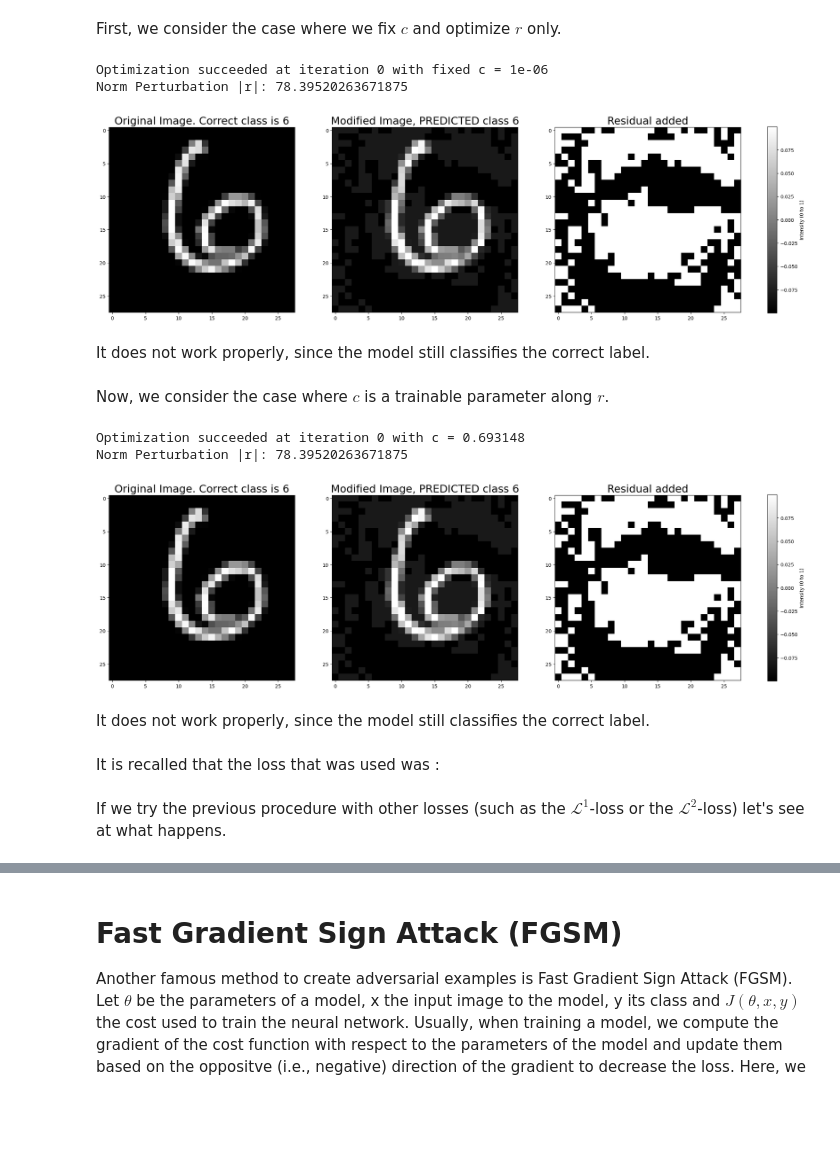
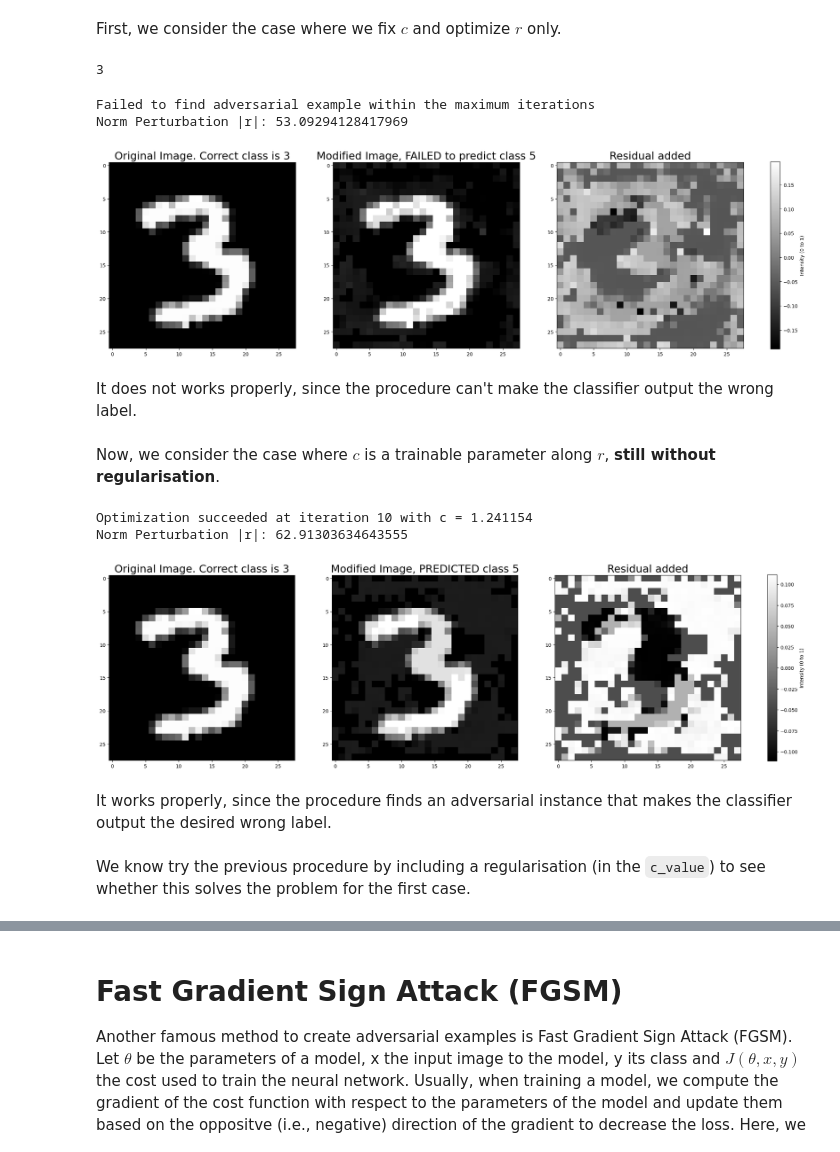
Before and after one commit to NailKhelifa/MVA_Representation_Learning, a Jupyter notebook: Nail_Khelifa_IntriguingProperties.ipynb, the cells around one changed output, grey strips where cells are left out. Drawn from its saved outputs; the diff is of its cells as text; code cells hidden in the pictures; blank space fills up the shorter version.

```diff
--- a/IntriguingProperties.ipynb
+++ b/Nail_Khelifa_IntriguingProperties.ipynb
@@ -575,8 +583,7 @@ loss_f = nn.CrossEntropyLoss()
 # Define the loss function : c|r| + \text{loss}_f (x + r, l)
 def objective(c, r, x, l):
     x_r = torch.clamp(x + r, 0, 1)  # Ensure valid range for x + r
-    pred = model(x_r)  # Get logits from the model
-    return c*torch.abs(r).sum() + loss_f(pred, l)
+    return c*torch.abs(r).sum() + loss_f(model(x_r), l)
 
 # Parameters adversarial example
 index=666 # index test image to use
@@ -998,55 +1011,87 @@ Instead than using L-BFGS to find adversarial examples we could also use a backp
 First, we consider the case where we fix $c$ and optimize $r$ only.
 # %%
 max_iter_adam = 100  # Maximum iterations for L-BFGS
-lr_adam = 0.1  # Learning rate for L-BFGS
+lr_adam = 0.01  # Learning rate for L-BFGS
+# %%
+# Parameters
+c = initial_c  # Fixed value for c
+r = torch.zeros_like(testI, requires_grad=True, device=device)  # Initialize r
+optimizer = optim.Adam([r], lr=lr_adam)  # Adam optimizer for r
+testI, testY = mnist_test.__getitem__(500)
+criterion = nn.CrossEntropyLoss()
+l = 5 # false label
+# Optimization loop
+testY
+# %% [output]
+3
 # %%
 # Parameters
 c = initial_c  # Fixed value for c
 r = torch.zeros_like(testI, requires_grad=True, device=device)  # Initialize r
 optimizer = optim.Adam([r], lr=lr_adam)  # Adam optimizer for r
+testI, testY = mnist_test.__getitem__(500)
+criterion = nn.CrossEntropyLoss()
+l = torch.tensor([5]) # false label
+# Optimization loop
 
-# Optimization loop
+c_value = 0  ## no regularisation
+
 for iter in range(max_iter_adam):
     optimizer.zero_grad()
-    loss = objective(c, r, testI, l)  # Compute the loss
-    loss.backward()  # Backpropagate gradients
-    optimizer.step()  # Update r
+
+    x_r = torch.clamp(testI + r, 0, 1)
+
+    # Forward pass and compute loss
+    pred = model(x_r)
+    loss = criterion(pred, torch.tensor([testY], device=pred.device)) + c_value * torch.norm(r, p=1)
+
+    # Backpropagation and update r
+    loss.backward()
+    optimizer.step()
 
     # Evaluate the condition f(x + r) = l
     with torch.no_grad():
         x_r = torch.clamp(testI + r, 0, 1)
         pred = model(x_r)
         predicted_label = torch.argmax(pred, dim=1)
 
     # Check if the condition is satisfied
     if predicted_label == l:
         print(f"Optimization succeeded at iteration {iter} with fixed c = {c}")
         print(f"Norm Perturbation |r|: {torch.norm(r, p=1)}")
         plot_results(testI, r, x_r, testY, l, fail=False)
         break
 else:
     print("Failed to find adversarial example within the maximum iterations")
     print(f"Norm Perturbation |r|: {torch.norm(r, p=1)}")
     plot_results(testI, r, x_r, testY, l, fail=True)
 # %% [output]
-Optimization succeeded at iteration 0 with fixed c = 1e-06
-Norm Perturbation |r|: 78.39520263671875
+Failed to find adversarial example within the maximum iterations
+Norm Perturbation |r|: 53.09294128417969
-[figure, old version]
+[figure, new version]
 # %% [markdown]
-It does not work properly, since the model still classifies the correct label.
+It does not works properly, since the procedure can't make the classifier output the wrong label.
 # %% [markdown]
-Now, we consider the case where $c$ is a trainable parameter along $r$.
+Now, we consider the case where $c$ is a trainable parameter along $r$, **still without regularisation**.
 # %%
 # Initialize parameters
+lr_adam = 0.01
 c_raw = torch.tensor([initial_c], requires_grad=True, device=device)  # Learnable raw parameter for c
 r = torch.zeros_like(testI, requires_grad=True, device=device)  # Initialize r
 optimizer = optim.Adam([r, c_raw], lr=lr_adam)  # Adam optimizer for r and c_raw
 
+c_value = 0 # no regularisation yet
 # Optimization loop
 for iter in range(max_iter_adam):
     optimizer.zero_grad()
     c = torch.nn.functional.softplus(c_raw)  # Ensure c > 0
-    loss = objective(c, r, testI, l)  # Compute the loss
+
+    x_r = torch.clamp(testI + r, 0, 1)
+
+    pred = model(x_r)
+
+    # regularised version
+    loss = criterion(pred, l) + c_value * torch.norm(r, p=1) # Compute the loss
     loss.backward()  # Backpropagate gradients
     optimizer.step()  # Update r and c_raw
 
@@ -1067,10 +1112,6 @@ else:
     print(f"Norm Perturbation |r|: {torch.norm(r, p=1)}")
     plot_results(testI, r, x_r, testY, l, fail=True)
 # %% [output]
-Optimization succeeded at iteration 0 with c = 0.693148
-Norm Perturbation |r|: 78.39520263671875
+Optimization succeeded at iteration 10 with c = 1.241154
+Norm Perturbation |r|: 62.91303634643555
-[figure, old version]
+[figure, new version]
-# %% [markdown]
-It does not work properly, since the model still classifies the correct label.
-# %% [markdown]
-It is recalled that the loss that was used was :
@@ -1085,2 +1117,0 @@ def objective(c, r, x, l):
-# %% [markdown]
-If we try the previous procedure with other losses (such as the $\mathcal{L}^1$-loss or the $\mathcal{L}^2$-loss) let's see at what happens.
@@ -1113 +1118,5 @@ def objective2(c, r, x, l, model, criterion):
+# %% [markdown]
+It works properly, since the procedure finds an adversarial instance that makes the classifier output the desired wrong label.
+# %% [markdown]
+We know try the previous procedure by including a regularisation (in the `c_value`) to see whether this solves the problem for the first case.
 # %%
```
Also changed, not shown: parts of 11 cells of this notebook.
